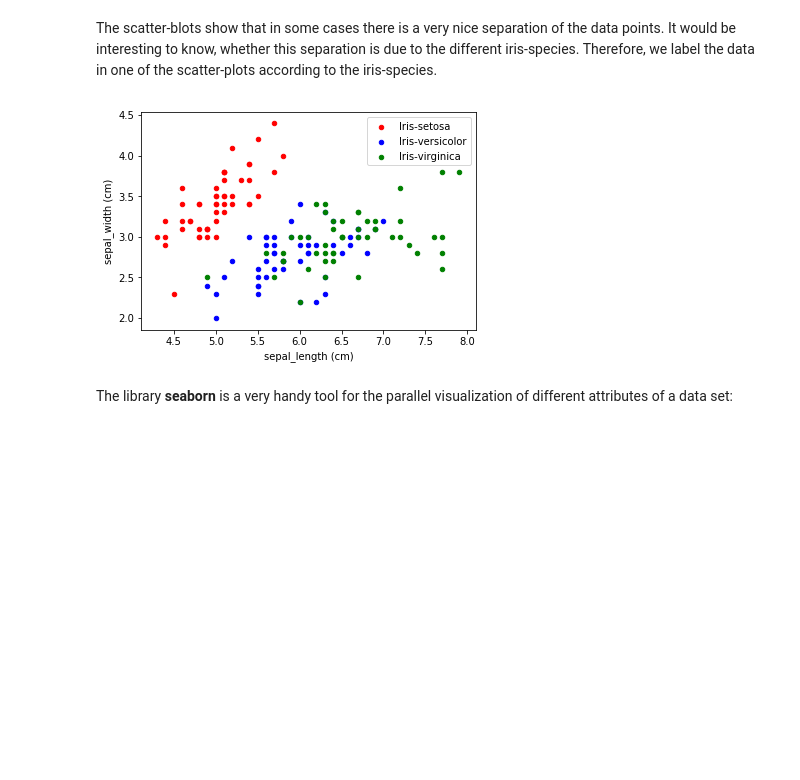
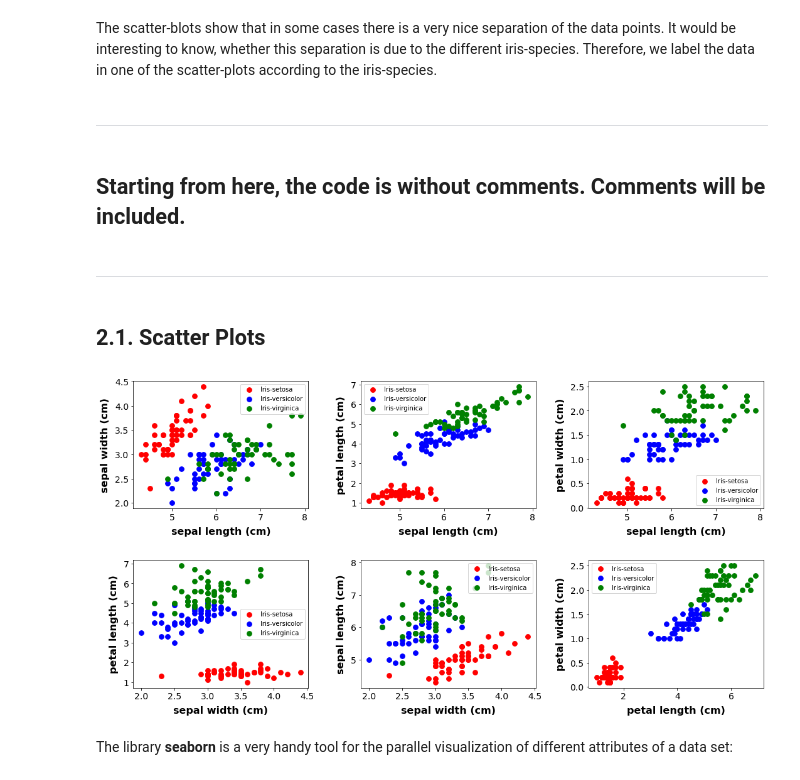
Before and after one commit to ubnpl/pytools, a Jupyter notebook: data_visualization/basic_data_visualization.ipynb, the cells around one changed output. Drawn from its saved outputs; the diff is of its cells as text; code cells hidden in the pictures; blank space fills up the shorter version.

```diff
--- a/data_visualization/basic_data_visualization.ipynb
+++ b/data_visualization/basic_data_visualization.ipynb
@@ -215,18 +238,61 @@ plt.show()
 # %% [markdown]
 The scatter-blots show that in some cases there is a very nice separation of the data points. It would be interesting to know, whether this separation is due to the different iris-species. Therefore, we label the data in one of the scatter-plots according to the iris-species.
-# %%
-fig, ax = plt.subplots()
-
-colors = {'Iris-setosa':'red', 'Iris-versicolor':'blue', 'Iris-virginica':'green'}
-
-grouped = dataframe.groupby('species')
-
-for key, group in grouped:
-    group.plot(ax=ax, kind='scatter', x="sepal_length (cm)", y="sepal_width (cm)", label=key, color=colors[key])
-
-plt.show()
-# %% [output]
-[figure, removed]
+# %% [markdown]
+---
+# %% [markdown]
+## Starting from here, the code is without comments. Comments will be included.
+# %% [markdown]
+---
+# %% [markdown]
+## 2.1. Scatter Plots
+# %%
+fig, axes = plt.subplots(figsize=(18,9), nrows=2, ncols=3)
+
+plt.subplots_adjust(left=None, right=None, bottom=None, top=None, wspace=0.3, hspace=0.4)
+
+colors = {'Iris-setosa':'red', 'Iris-versicolor':'blue', 'Iris-virginica':'green'}
+
+grouped = dataframe.groupby('species')
+
+for key, group in grouped:
+
+    first = group.plot(ax=axes[0,0], x=0, y=1, kind="scatter", label=key, color=colors[key], s=60, fontsize=12)
+    first.set_xlabel("sepal length (cm)", fontsize=16, fontweight="bold", labelpad=8)
+    first.set_ylabel("sepal width (cm)", fontsize=16, fontweight="bold", labelpad=8)
+    first.tick_params(axis="both", labelsize=14)
+
+    second = group.plot(ax=axes[0,1], x=0, y=2, kind="scatter", label=key, color=colors[key], s=60, fontsize=12)
+    second.set_xlabel("sepal length (cm)", fontsize=16, fontweight="bold", labelpad=8)
+    second.set_ylabel("petal length (cm)", fontsize=16, fontweight="bold", labelpad=8)
+    second.tick_params(axis="both", labelsize=14)
+
+    third = group.plot(ax=axes[0,2], x="sepal_length (cm)", y="petal_width (cm)", kind="scatter",
+                       label=key, color=colors[key], s=60, fontsize=12)
+    third.set_xlabel("sepal length (cm)", fontsize=16, fontweight="bold", labelpad=8)
+    third.set_ylabel("petal width (cm)", fontsize=16, fontweight="bold", labelpad=8)
+    third.tick_params(axis="both", labelsize=14)
+
+    fourth = group.plot(ax=axes[1,0], x="sepal_width (cm)", y="petal_length (cm)", kind="scatter",
+                        label=key, color=colors[key], s=60, fontsize=12)
+    fourth.set_xlabel("sepal width (cm)", fontsize=16, fontweight="bold", labelpad=8)
+    fourth.set_ylabel("petal length (cm)", fontsize=16, fontweight="bold", labelpad=8)
+    fourth.tick_params(axis="both", labelsize=14)
+
+    fifth = group.plot(ax=axes[1,1], x="sepal_width (cm)", y="sepal_length (cm)", kind="scatter",
+                           label=key, color=colors[key], s=60, fontsize=12)
+    fifth.set_xlabel("sepal width (cm)", fontsize=16, fontweight="bold", labelpad=8)
+    fifth.set_ylabel("sepal length (cm)", fontsize=16, fontweight="bold", labelpad=8)
+    fifth.tick_params(axis="both", labelsize=14)
+
+    sixt = group.plot(ax=axes[1,2], x="petal_length (cm)", y="petal_width (cm)", kind="scatter",
+                          label=key, color=colors[key], s=60, fontsize=12)
+    sixt.set_xlabel("petal length (cm)", fontsize=16, fontweight="bold", labelpad=8)
+    sixt.set_ylabel("petal width (cm)", fontsize=16, fontweight="bold", labelpad=8)
+    sixt.tick_params(axis="both", labelsize=14)
+
+plt.show()
+# %% [output]
+[figure, added]
 # %% [markdown]
 The library **seaborn** is a very handy tool for the parallel visualization of different attributes of a data set:
 # %%
```
Also changed, not shown: parts of 34 cells of this notebook, 3 other files.
